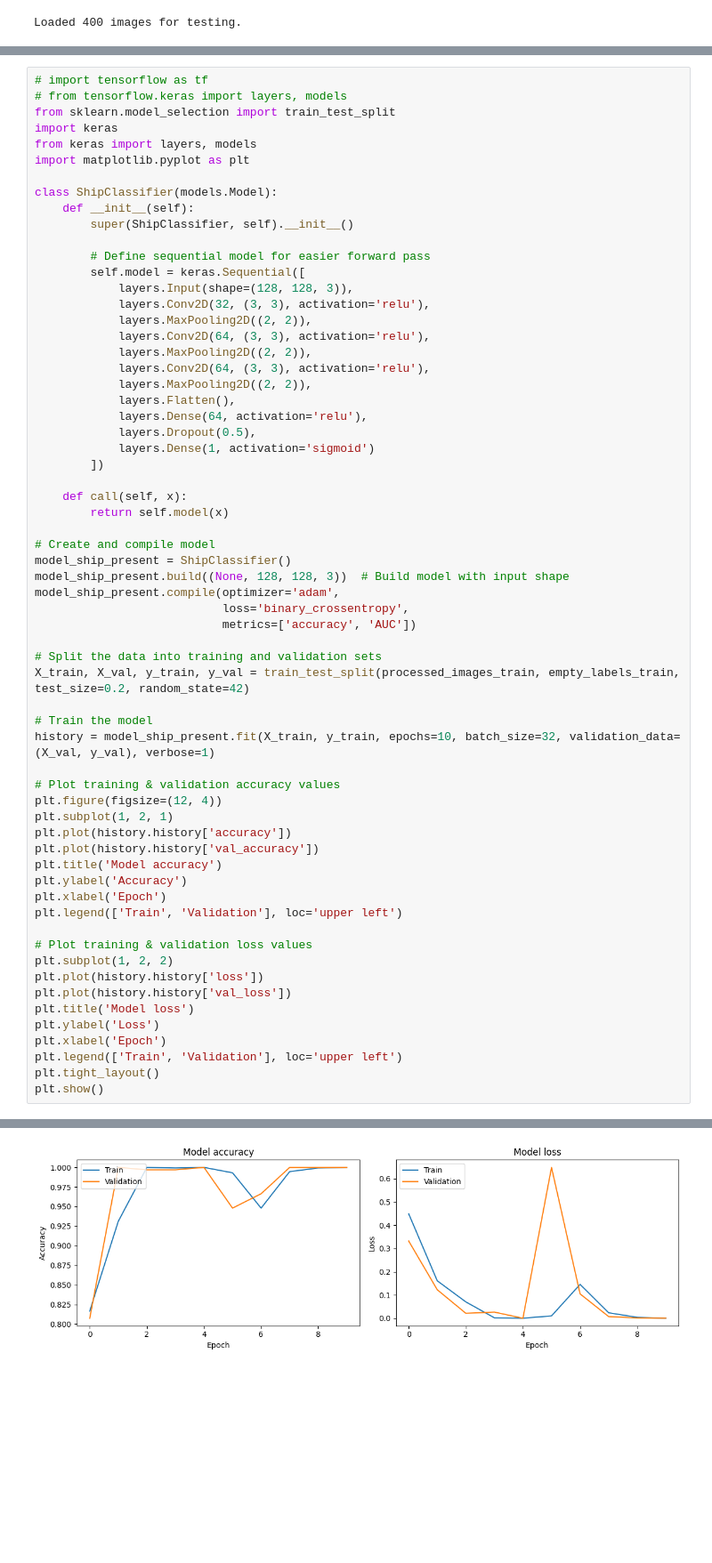
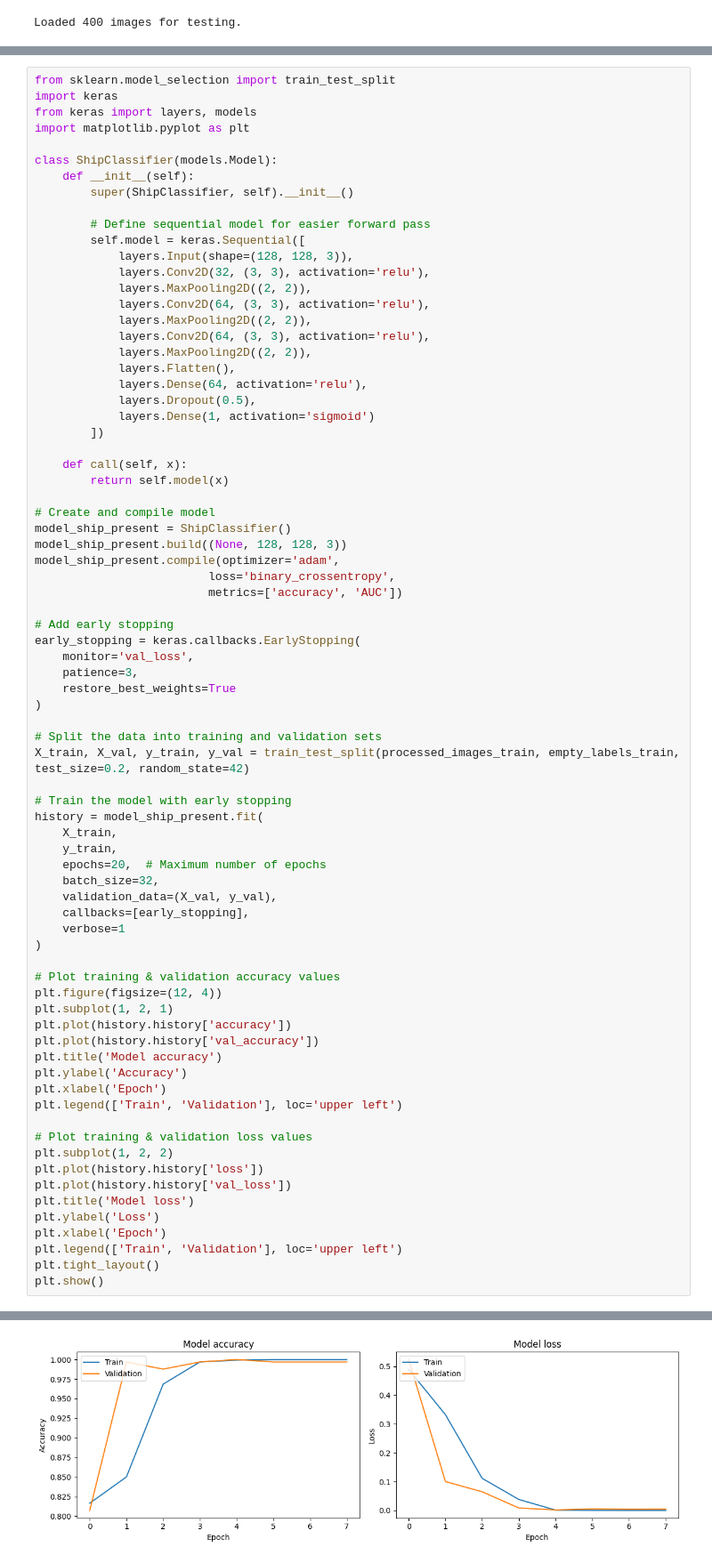
Before and after one commit to Asgharzade/detect-the-ship, a Jupyter notebook: process.ipynb, the cells around one changed output, grey strips where cells are left out. Shown at 89% size. Saved outputs shown, nothing was run; the diff lists cells and outputs as text; blank space fills up the shorter version.

```diff
--- a/process.ipynb
+++ b/process.ipynb
@@ -127,6 +119,4 @@ array([[0],
 # %%
-# import tensorflow as tf
-# from tensorflow.keras import layers, models
 from sklearn.model_selection import train_test_split
 import keras
 from keras import layers, models
@@ -156,16 +146,31 @@ class ShipClassifier(models.Model):
 
 # Create and compile model
 model_ship_present = ShipClassifier()
-model_ship_present.build((None, 128, 128, 3))  # Build model with input shape
+model_ship_present.build((None, 128, 128, 3))
 model_ship_present.compile(optimizer='adam',
-                           loss='binary_crossentropy',
-                           metrics=['accuracy', 'AUC'])
+                         loss='binary_crossentropy',
+                         metrics=['accuracy', 'AUC'])
+
+# Add early stopping
+early_stopping = keras.callbacks.EarlyStopping(
+    monitor='val_loss',
+    patience=3,
+    restore_best_weights=True
+)
 
 # Split the data into training and validation sets
 X_train, X_val, y_train, y_val = train_test_split(processed_images_train, empty_labels_train, test_size=0.2, random_state=42)
 
-# Train the model
-history = model_ship_present.fit(X_train, y_train, epochs=10, batch_size=32, validation_data=(X_val, y_val), verbose=1)
+# Train the model with early stopping
+history = model_ship_present.fit(
+    X_train,
+    y_train,
+    epochs=20,  # Maximum number of epochs
+    batch_size=32,
+    validation_data=(X_val, y_val),
+    callbacks=[early_stopping],
+    verbose=1
+)
 
 # Plot training & validation accuracy values
 plt.figure(figsize=(12, 4))
@@ -211 +212 @@ Epoch 10/10
-[figure, old version]
+[figure, new version]
```
Also changed, not shown: parts of 36 cells of this notebook.
